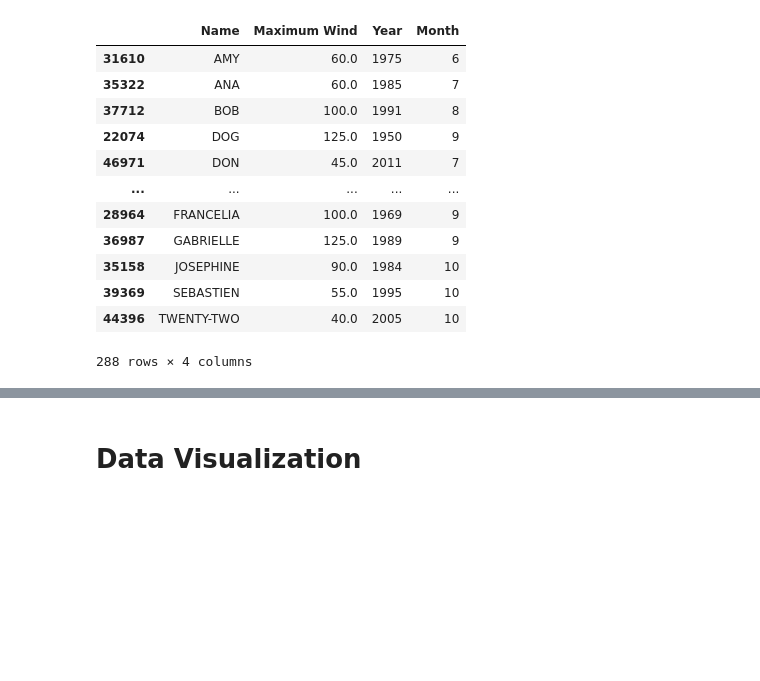
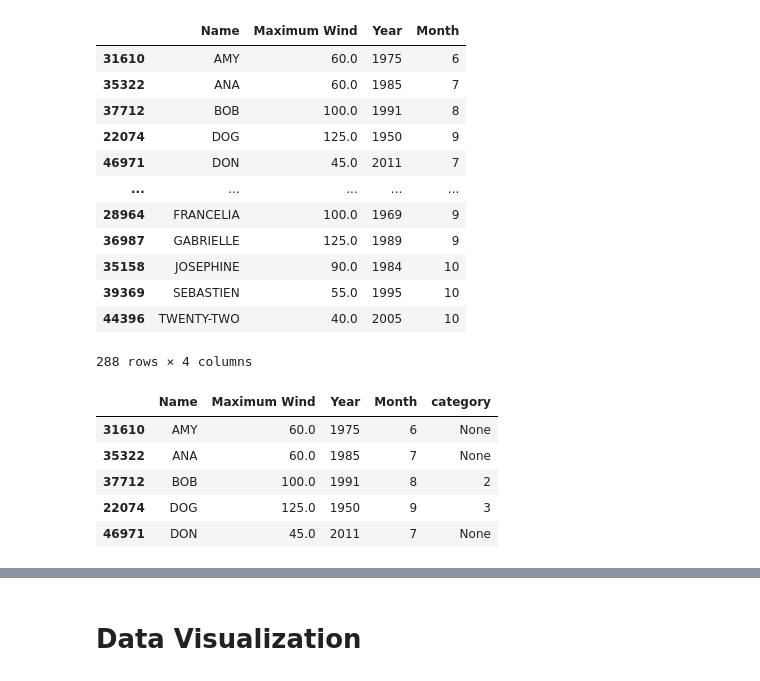
Before and after one commit to DanielBrechner/hurrdat_co2, a Jupyter notebook: atlantic_hurricanes.ipynb, the cells around one changed output, grey strips where cells are left out. Saved outputs shown, nothing was run; the diff lists cells and outputs as text; code cells hidden in the pictures; blank space fills up the shorter version.

```diff
--- a/atlantic_hurricanes.ipynb
+++ b/atlantic_hurricanes.ipynb
@@ -173,3 +173,28 @@ max_wind_speeds
 288 rows × 4 columns
 # %%
 max_wind_speeds.to_csv('hurr_wind_speed.csv', index=False)
+# %%
+max_wind_speeds['category'] = None
+
+for index, row in max_wind_speeds.iterrows():
+    wind_speed = row['Maximum Wind']
+    if wind_speed >= 74 and wind_speed <= 95:
+        max_wind_speeds.at[index, 'category'] = 1
+    elif wind_speed >= 96 and wind_speed <= 110:
+        max_wind_speeds.at[index, 'category'] = 2
+    elif wind_speed >= 111 and wind_speed <= 129:
+        max_wind_speeds.at[index, 'category'] = 3
+    elif wind_speed >= 130 and wind_speed <= 156:
+        max_wind_speeds.at[index, 'category'] = 4
+    elif wind_speed >= 157:
+        max_wind_speeds.at[index, 'category'] = 5
+
+
+max_wind_speeds.head()
+# %% [output]
+|  | Name | Maximum Wind | Year | Month | category |
+| 31610 | AMY | 60.0 | 1975 | 6 | None |
+| 35322 | ANA | 60.0 | 1985 | 7 | None |
+| 37712 | BOB | 100.0 | 1991 | 8 | 2 |
+| 22074 | DOG | 125.0 | 1950 | 9 | 3 |
+| 46971 | DON | 45.0 | 2011 | 7 | None |
```
Also changed, not shown: parts of 3 cells of this notebook, 1 other file.
